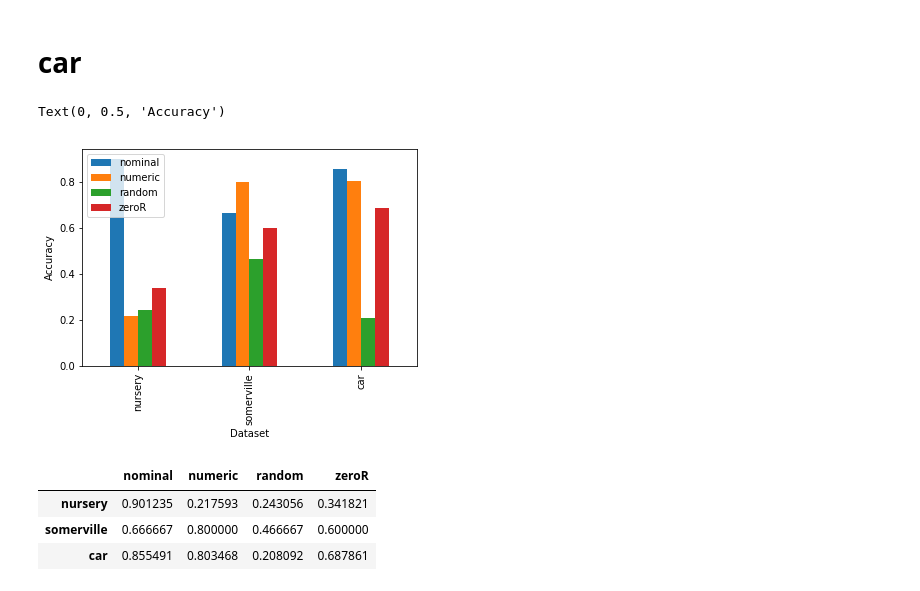
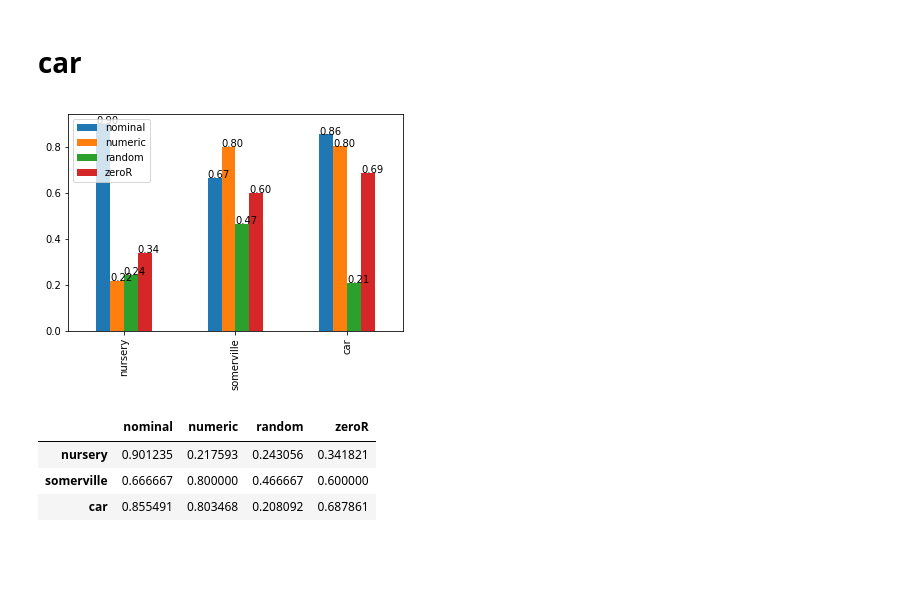
Before and after one commit to Haswf/NaiveBayesClassifier, a Jupyter notebook: assignment1_2020_template.ipynb, the cells around one changed output. Drawn from its saved outputs; the diff is of its cells as text; code cells hidden in the pictures; blank space fills up the shorter version.

Commit message:
Added output function

```diff
--- a/assignment1_2020_template.ipynb
+++ b/assignment1_2020_template.ipynb
@@ -303,15 +308,17 @@ data = pd.read_csv(data_set, header=None)
 
 accuracy_dict = {"binning_accuracy": [], "gaussian_accuracy": []}
 
-X, y = preprocess(data, 1, list(range(2,data.shape[1]-1)), {})
+X, y = preprocess(data, 1, list(range(2,data.shape[1])), {})
 X_train, X_test, y_train, y_test = train_test_split(X,y)
 
 type_list = [2 for i in range(X_train.shape[1])]
 
 bayes = BayesClassifier()
 bayes.train(X_train, y_train, build_type_dict(type_list, treat_ordinal_as="numeric"))
-bayes.predict(X_test)
+y_predicted = bayes.predict(X_test)
 gaussian_accuracy = bayes.evaluate(y_test)[0]
+
+save_output(X_test, y_predicted, "./datasets/wdbc_result.text")
 # %%
 for i in range(2,50, 2):
     discretized_data = equal_width_binning(data, list(range(2,data.shape[1])), i)
@@ -418,5 +428,6 @@ X, y = preprocess(data, 1, list(range(2,data.shape[1])), {})
 # %%
-X_train, X_test, y_train, y_test = train_test_split(X.iloc[:,2:],y)
+X, y = preprocess(data, 1, list(range(2,data.shape[1])), {})
+X_train, X_test, y_train, y_test = train_test_split(X,y)
 
 bayes = BayesClassifier()
 bayes.train(X_train, y_train, build_type_dict([2 for i in range(X_train.shape[1])], treat_ordinal_as="numeric"))
@@ -481,6 +494,9 @@ baseline_df = pd.DataFrame.from_dict(baseline_dict)
 baseline_df.index = ['cancer',"wdbc","nursery","adult"]
 plot = baseline_df.plot.bar()
 
+for p in plot.patches:
+    plot.annotate('{:.2f}'.format(p.get_height()), (p.get_x(), p.get_height()))
+
 plot.set_xlabel("Dataset")
 plot.set_ylabel("Accuracy")
 # %% [output]
@@ -593,15 +614,13 @@ ordinal_dic = ordinal_handling(ordinal_dict, nominal_accuracy, numeric_accuracy,
 # %%
 ordinal_df = pd.DataFrame.from_dict(ordinal_dic)
 ordinal_df.index = ['nursery',"somerville","car"]
 
-
 plot = ordinal_df.plot.bar()
 
-plot.set_xlabel("Dataset")
-plot.set_ylabel("Accuracy")
+for p in plot.patches:
+    plot.annotate('{:.2f}'.format(p.get_height()), (p.get_x(), p.get_height()))
 # %% [output]
-Text(0, 0.5, 'Accuracy')
-[figure, old version]
+[figure, new version]
 # %%
 ordinal_df
 # %% [output]
```
Also changed, not shown: parts of 14 cells of this notebook, 15 other files.
